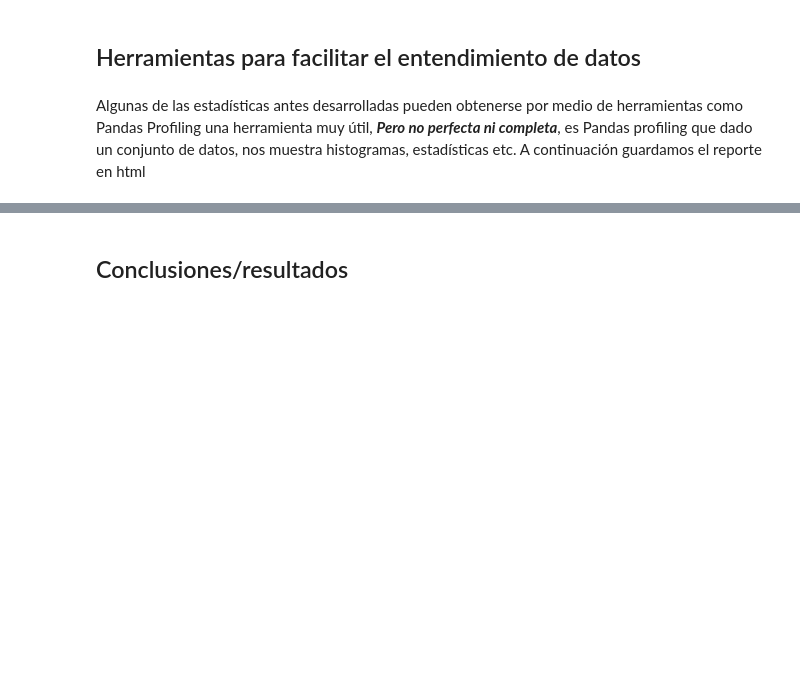
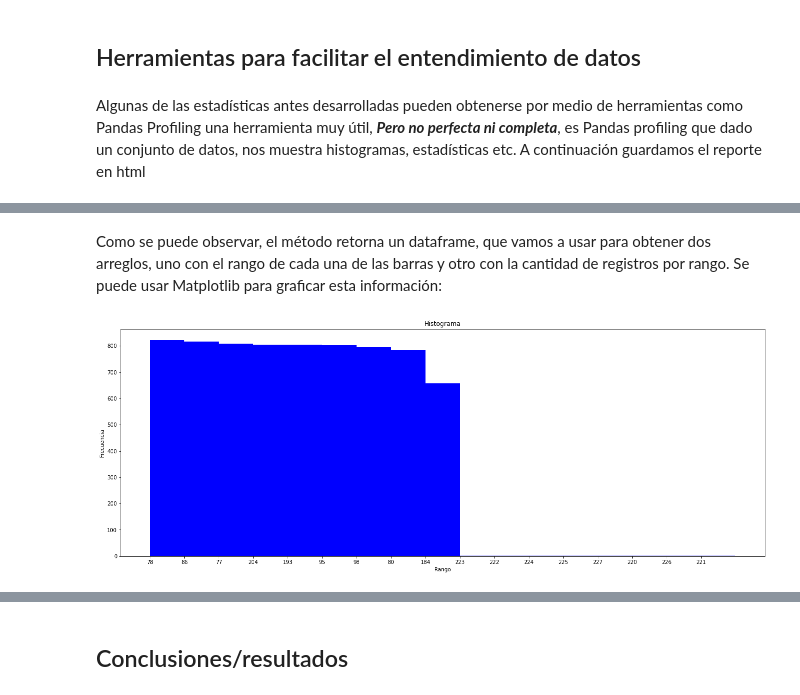
Before and after one commit to mgaitans/entrega_entender_datos, a Jupyter notebook: Entendimiento.ipynb, the cells around one changed output, grey strips where cells are left out. Cells and saved outputs as stored; diff of their text form; code cells hidden in the pictures; blank space fills up the shorter version.

```diff
--- a/Entendimiento.ipynb
+++ b/Entendimiento.ipynb
@@ -192,0 +439,26 @@ reporte.to_file(PATH+"reporte_prefilamiento.html")
+# %% [markdown]
+Como se puede observar, el método retorna un dataframe, que vamos a usar para obtener dos arreglos, uno con el rango de cada una de las barras y otro con la cantidad de registros por rango. Se puede usar Matplotlib para graficar esta información:
+# %%
+def plotHistogramData(data):
+    binSides, binCounts = [row[0] for row in data.collect()], [row[1] for row in data.collect()]
+    binSides = [round(i, 2) for i in binSides]
+    N = len(binCounts)
+    ind = np.arange(N)
+    width = 1
+
+    fig, ax = plt.subplots()
+    rects1 = ax.bar(ind+0.5, binCounts, width, color='b')
+
+    fig.set_size_inches(1.3*N, 8)
+
+    ax.set_ylabel('Frecuencia')
+    ax.set_xlabel('Rango')
+    ax.set_title('Histograma')
+    ax.set_xticks(np.arange(N))
+    ax.set_xticklabels(binSides)
+
+    plt.show()
+
+plotHistogramData(cantproductos)
+# %% [output]
+[figure, added]
```
Also changed, not shown: parts of 61 cells of this notebook, 1 other file.
